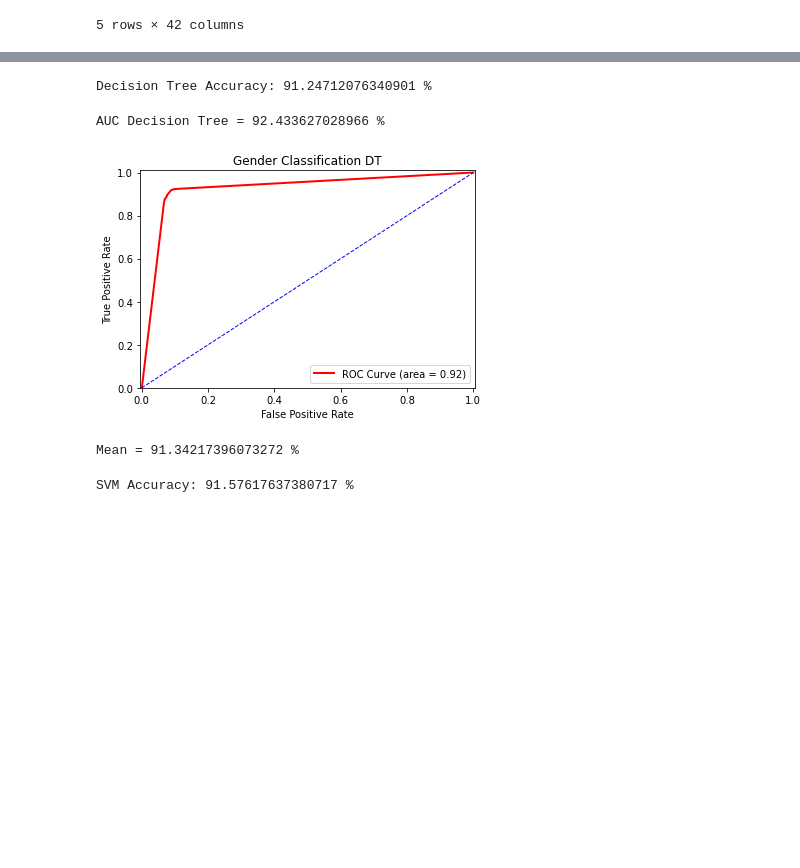
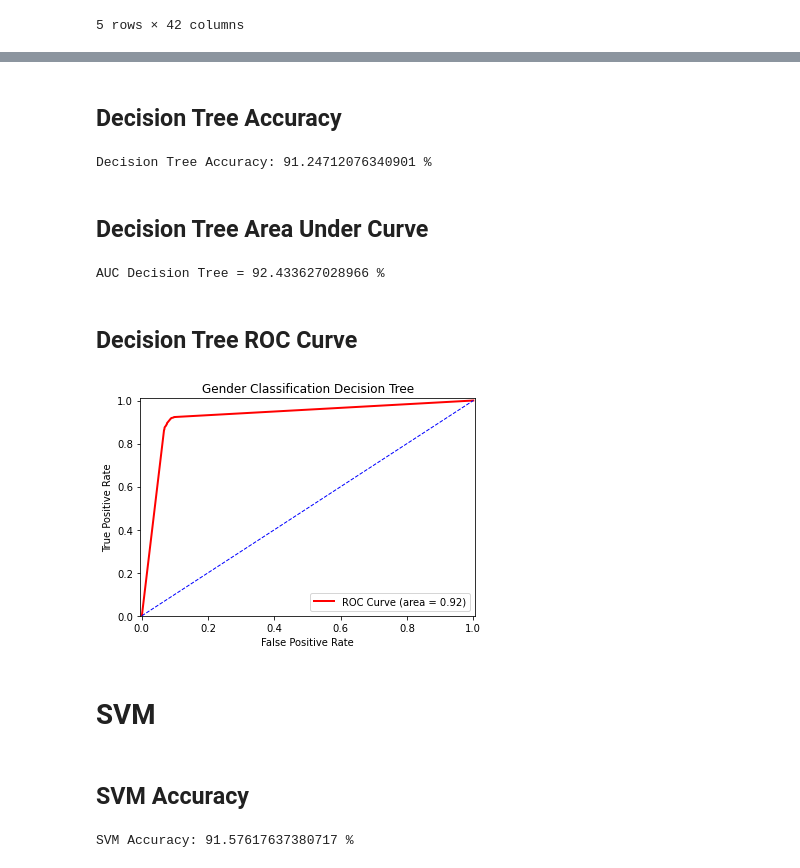
Before and after one commit to markkalaiji/GenderClassification, a Jupyter notebook: GenderClassification.ipynb, the cells around one changed output, grey strips where cells are left out. Cells and saved outputs as stored; diff of their text form; code cells hidden in the pictures; blank space fills up the shorter version.

```diff
--- a/GenderClassification.ipynb
+++ b/GenderClassification.ipynb
@@ -46,3 +48,5 @@ X_train, X_test, y_train, y_test = train_test_split(X, y, test_size=0.3, random_
+# %% [markdown]
+## Decision Tree Accuracy
 # %%
 # decision tree
 from sklearn.tree import DecisionTreeClassifier
@@ -62,6 +66,8 @@ accuracy_dt = accuracy_score(y_test, y_predict_dt)
 print('Decision Tree Accuracy:', accuracy_dt*100,'%')
 # %% [output]
 Decision Tree Accuracy: 91.24712076340901 %
+# %% [markdown]
+## Decision Tree Area Under Curve
 # %%
 # predict probability of 'Male'
 y_predict_prob_dt = gender_dt.predict_proba(X_test)
@@ -76,41 +82,34 @@ AUC_dt = metrics.auc(fpr_dt, tpr_dt)
 print('AUC Decision Tree =',AUC_dt*100,'%')
 # %% [output]
 AUC Decision Tree = 92.433627028966 %
+# %% [markdown]
+## Decision Tree ROC Curve
 # %%
 # plot roc curve
 import matplotlib.pyplot as plt
 
 # keep plot inside page
 %matplotlib inline
 
 plt.figure()
 
 # roc curve
 plt.plot(fpr_dt, tpr_dt, color='red', lw=2,
          label='ROC Curve (area = %0.2f)' % AUC_dt)
 
 # random guess line
 plt.plot([0, 1], [0, 1], color='blue', lw=1, linestyle='--')
 
 # defining the range of X-Axis and Y-Axis
 plt.xlim([-0.005, 1.005])
 plt.ylim([0.0, 1.01])
 
 # labels, title, legend
 plt.xlabel('False Positive Rate')
 plt.ylabel('True Positive Rate')
-plt.title('Gender Classification DT')
+plt.title('Gender Classification Decision Tree')
 plt.legend(loc="lower right")
 
 plt.show()
 # %% [output]
-[figure, old version]
+[figure, new version]
-# %%
-# cross val
-from sklearn.model_selection import cross_val_score
-cross_val_dt = DecisionTreeClassifier(random_state=2)
-dt_accuracies_cv = cross_val_score(cross_val_dt, X, y, cv=10, scoring='accuracy')
-mean_dt = dt_accuracies_cv.mean()
-print('Mean =',mean_dt*100,'%')
-# %% [output]
-Mean = 91.34217396073272 %
@@ -119,3 +116,7 @@ Mean = 91.34217396073272 %
+# %% [markdown]
+# SVM
+# %% [markdown]
+## SVM Accuracy
 # %%
 # SVM
 from sklearn.svm import SVC
```
Also changed, not shown: parts of 11 cells of this notebook.
